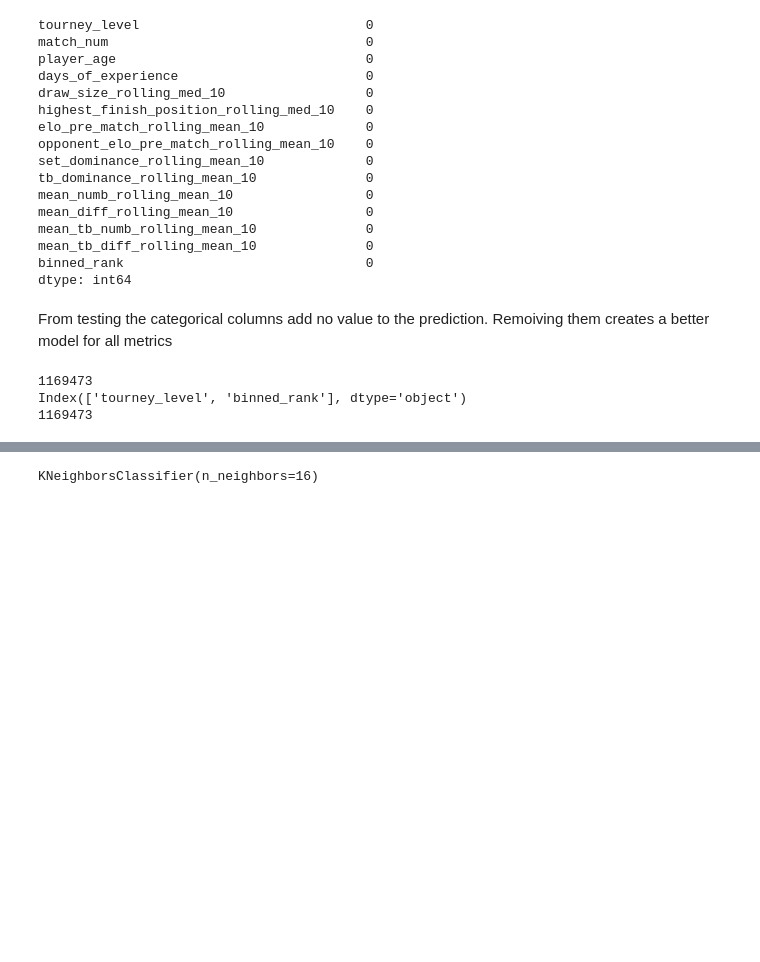
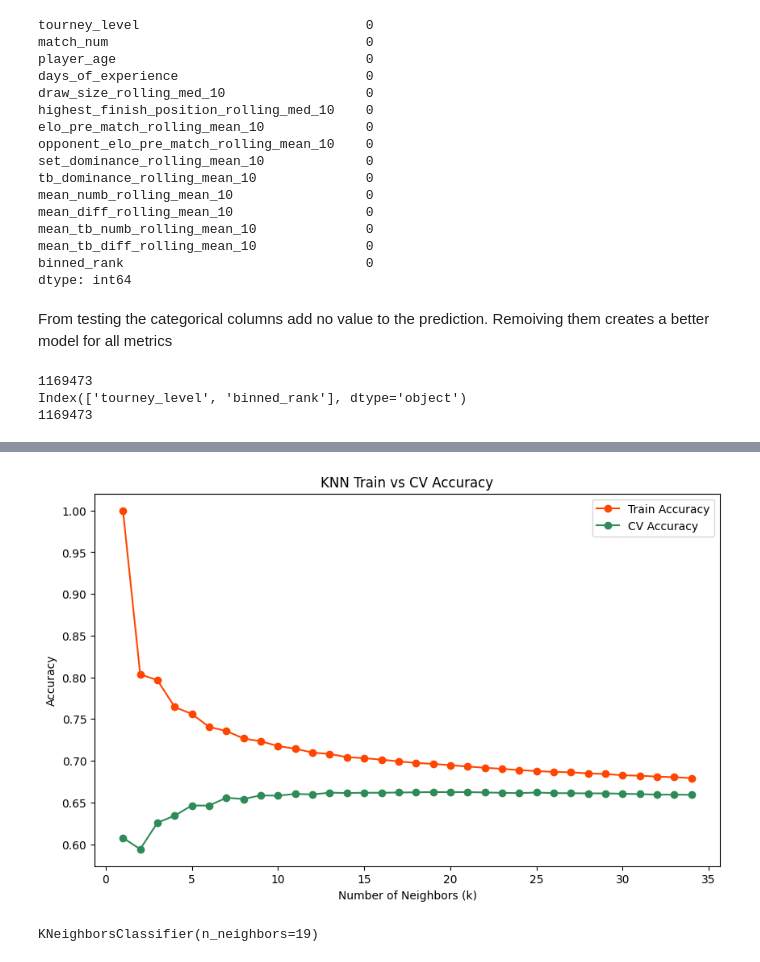
Before and after one commit to GolbertCeitaPages/CMI-DataScience-Project, a Jupyter notebook: preprocessing_knn_classifier.ipynb, the cells around one changed output, grey strips where cells are left out. Cells and saved outputs as stored; diff of their text form; code cells hidden in the pictures; blank space fills up the shorter version.

Commit message:
final changes to knn classifier to create ppt slides

```diff
--- a/preprocessing_knn_classifier.ipynb
+++ b/preprocessing_knn_classifier.ipynb
@@ -239,9 +244,28 @@ X_test_scaled = scaler.transform(X_test)
+# %%
+# Extract k values
+k_values = param_grid['knn__n_neighbors']
+
+# Extract mean test scores and standard deviation from CV
+mean_test_scores = grid.cv_results_['mean_test_score']
+std_test_scores = grid.cv_results_['std_test_score']
+mean_train_scores = grid.cv_results_['mean_train_score']
+
+plt.figure(figsize=(10,6))
+plt.plot(k_values, mean_train_scores, label='Train Accuracy', marker='o',color='orangered')
+plt.plot(k_values, mean_test_scores, label='CV Accuracy', marker='o',color='seagreen')
+plt.xlabel("Number of Neighbors (k)")
+plt.ylabel("Accuracy")
+plt.title("KNN Train vs CV Accuracy")
+plt.legend()
+plt.show()
+# %% [output]
+[figure, added]
 # %%
 # train
-knn = KNeighborsClassifier(n_neighbors=16,weights='uniform')
+knn = KNeighborsClassifier(n_neighbors=19,weights='uniform')
 knn.fit(X_train_scaled, y_train)
 # %% [output]
-KNeighborsClassifier(n_neighbors=16)
+KNeighborsClassifier(n_neighbors=19)
 # %%
 # predict
 y_pred = knn.predict(X_test_scaled)
```
Also changed, not shown: parts of 12 cells of this notebook.
